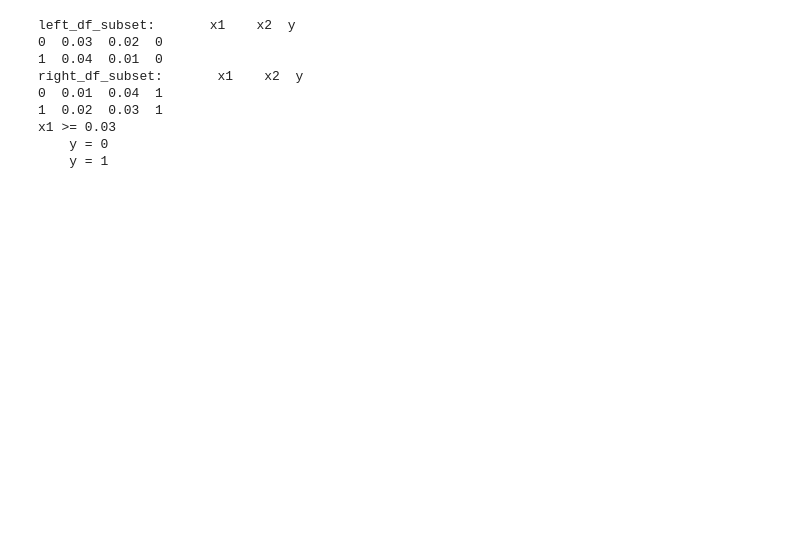
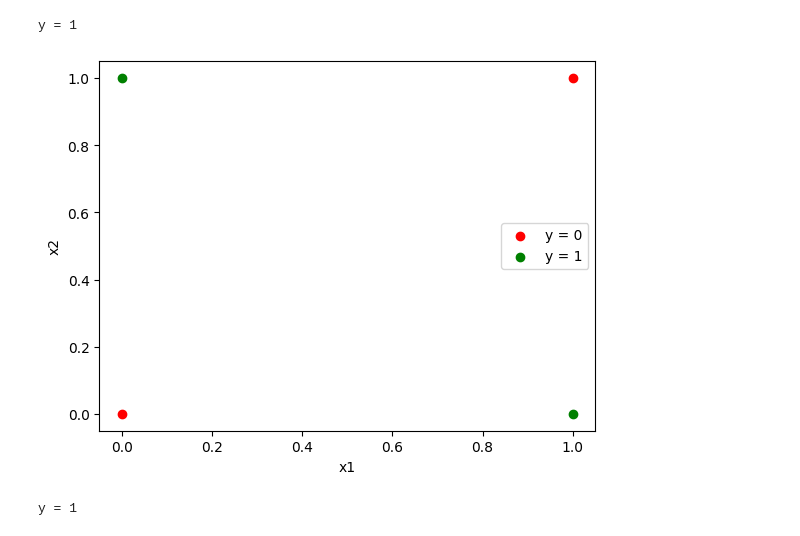
Before and after one commit to manasdtrivedi/CS760-Machine-Learning, a Jupyter notebook: Decision Tree/Decision_Tree.ipynb, the cells around one changed output. Saved outputs shown, nothing was run; the diff lists cells and outputs as text; code cells hidden in the pictures; blank space fills up the shorter version.

```diff
--- a/Decision Tree/Decision_Tree.ipynb
+++ b/Decision Tree/Decision_Tree.ipynb
@@ -6,8 +8,10 @@ import sys
 # %%
 def find_best_split(candidate_splits):
 
-    best_split = max(candidate_splits, key = lambda x: x[3])
-    return best_split[0], best_split[1]
+    best_split = max(candidate_splits, key = lambda x: (x[4], x[3] != 0.0))
+    if best_split[4] == -sys.float_info.max:
+        raise Exception("Somehow split info was not 0.0 but gain ratio was still -sys.float_info.max!")
+    return best_split
 # %%
 def logbase2(n):
     if n != 0:
@@ -104,9 +116,14 @@ def stopping_criteria_satisfied(len_df, set_of_candidate_splits):
 # %%
 class Node:
     # double check
-    def __init__(self, feature_number, value, left_child, right_child):
+    def __init__(self, feature_number, value, info_gain, split_info, gain_ratio, candidate_splits, height, left_child, right_child):
         self.feature_number = feature_number
         self.value = value
+        self.info_gain = info_gain
+        self.split_info = split_info
+        self.gain_ratio = gain_ratio
+        self.candidate_splits = candidate_splits
+        self.height = height
         self.left_child = left_child
         self.right_child = right_child
 # %%
@@ -181,12 +207,12 @@ def make_subtree(df):
 
         return internal_node
 # %%
-def print_preorder_traversal(node, height):
+def print_preorder_traversal(node):
     if node:
         if node.feature_number != None:
-            print("    " * height + "x" + str(node.feature_number) + " >= " + str(node.value))
+            print("    " * node.height + "x" + str(node.feature_number) + " >= " + str(node.value))
         else:
-            print("    " * height + "y = " + str(node.value))
+            print("    " * node.height + "y = " + str(node.value))
 
-        print_preorder_traversal(node.left_child, height + 1)
-        print_preorder_traversal(node.right_child, height + 1)
+        print_preorder_traversal(node.left_child)
+        print_preorder_traversal(node.right_child)
@@ -193,19 +267,35 @@ def print_preorder_traversal(node, height):
 # %%
-df = pd.read_csv('test.txt', delim_whitespace=True, header = None)
+# Q1
+file_name = 'q1.txt'
+df = pd.read_csv(file_name, delim_whitespace=True, header = None)
 df.columns = ['x1', 'x2', 'y']
-
 df.reset_index()
-
-root_node = make_subtree(df)
-
-print_preorder_traversal(root_node, 0)
+root_node = make_subtree(df, 0)
+print_preorder_traversal(root_node)
 # %% [output]
-left_df_subset:       x1    x2  y
-0  0.03  0.02  0
-1  0.04  0.01  0
-right_df_subset:       x1    x2  y
-0  0.01  0.04  1
-1  0.02  0.03  1
-x1 >= 0.03
-    y = 0
-    y = 1
+y = 1
+# %%
+# Q2
+file_name = 'q2.txt'
+df = pd.read_csv(file_name, delim_whitespace=True, header = None)
+df.columns = ['x1', 'x2', 'y']
+df.reset_index()
+
+df_zeros = df[df['y'] == 0]
+df_ones = df[df['y'] == 1]
+
+plt.scatter(df_zeros['x1'], df_zeros['x2'], marker = 'o', color = 'Red')
+plt.scatter(df_ones['x1'], df_ones['x2'], marker = 'o', color = 'Green')
+
+plt.xlabel('x1')
+plt.ylabel('x2')
+
+plt.legend(["y = 0", "y = 1"])
+
+plt.show()
+
+root_node = make_subtree(df, 0)
+print_preorder_traversal(root_node)
+# %% [output]
+[figure, added]
+y = 1
```
Also changed, not shown: parts of 18 cells of this notebook.
